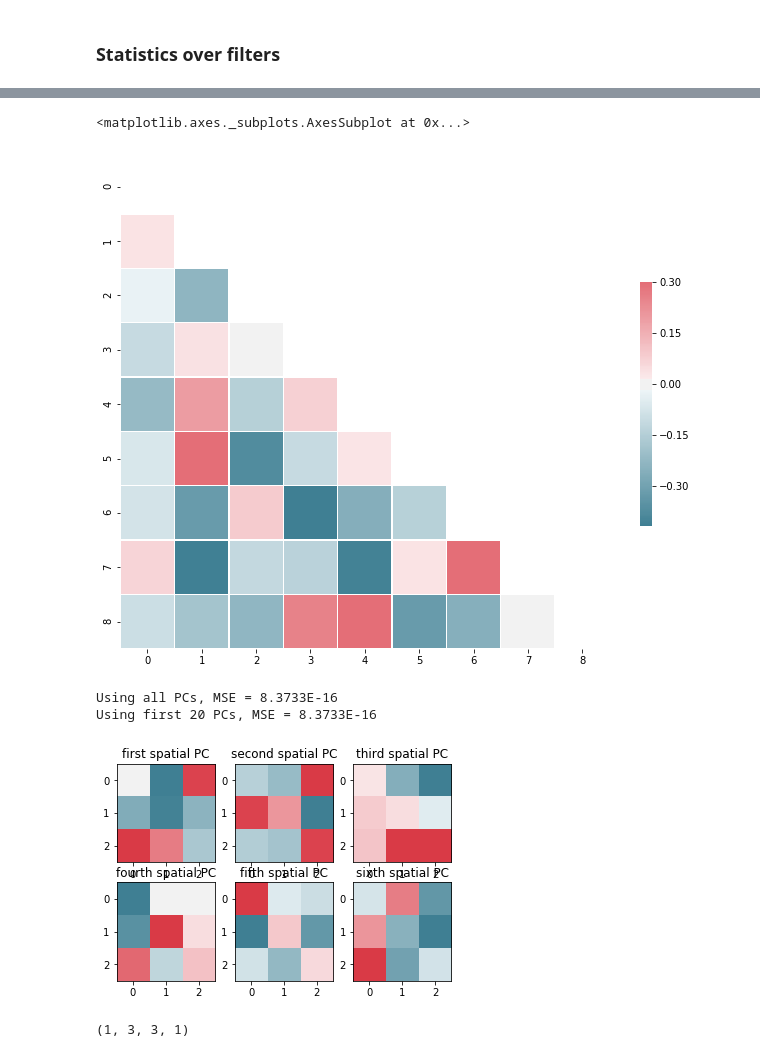
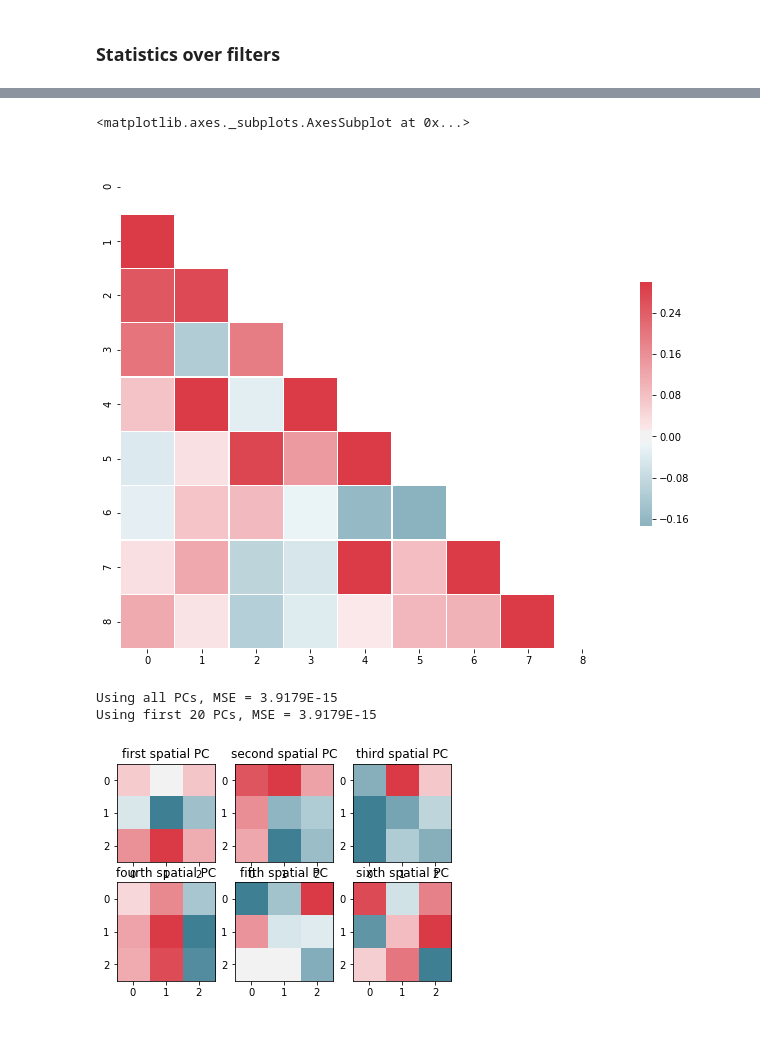
Before and after one commit to mrernst/CAR_flow, a Jupyter notebook: network_engine/utilities/investigator.ipynb, the cells around one changed output, grey strips where cells are left out. Cells and saved outputs as stored; diff of their text form; code cells hidden in the pictures.

```diff
--- a/network_engine/utilities/investigator.ipynb
+++ b/network_engine/utilities/investigator.ipynb
@@ -267,9 +269,9 @@ def get_list_of_images(list_of_weights, stereo):
 def get_model_paths():
     pass
 # %%
-#modelpath = '/Users/markus/Research/Code/saturn/experiments/001_noname_experiment/data/config0/B0_2l_fm1_d1.0_l20.0_bn1_bs100_lr0.003/mnist_2occ_Xp/28x28x1_grayscale_onehot/checkpoints/'
-modelpath = '/Users/markus/Research/Code/saturn/experiments/001_noname_experiment/data/config0/BLT3_2l_fm1_d1.0_l20.0_bn1_bs100_lr0.003/mnist_0occ_Xp/28x28x1_grayscale_onehot/checkpoints'
-
+# modelpath = '/Users/markus/Research/Code/saturn/experiments/001_noname_experiment/data/config0/B0_2l_fm1_d1.0_l20.0_bn1_bs100_lr0.003/mnist_2occ_Xp/28x28x1_grayscale_onehot/checkpoints/'
+# modelpath = '/Users/markus/Research/Code/saturn/experiments/001_noname_experiment/data/config0/BLT3_2l_fm1_d1.0_l20.0_bn1_bs100_lr0.003/mnist_0occ_Xp/28x28x1_grayscale_onehot/checkpoints'
+modelpath = '/home/aecgroup/aecdata/Results_python/markus/experiments/029_replicate_ycb_96/data/config5/i1/BLT3_2l_fm1_d1.0_l20.0_bn1_bs100_lr0.003/osycb_2occ_20p/32x32x3_color_onehot/checkpoints'
 list_of_variables = cu.list_variables(modelpath)
 #print(list_of_variables)
 #get_list_of_images(list_of_variables, False)
@@ -450,11 +454,12 @@ def generate_intercorrelation(weights):
 generate_intercorrelation(kernel_dict['conv0'])
 # %% [output]
 <matplotlib.axes._subplots.AxesSubplot at 0x...>
-[figure, old version]
+[figure, new version]
 # %%
 import numpy as np
 import matplotlib.pyplot as plt
 from scipy.misc import ascent
+cmap = sns.diverging_palette(220, 10, as_cmap=True)
 
 # the underlying signal is a sinusoidally modulated image
 img = ascent()
@@ -464,7 +469,7 @@ real = time[:,np.newaxis,np.newaxis] * img[np.newaxis,...]
 
 # we add some noise
 noisy = real + np.random.randn(*real.shape)*255
-noisy = np.moveaxis(np.reshape(kernel_dict['conv0'], [3,3,-1]), -1,0)
+noisy = np.moveaxis(np.reshape(kernel_dict['conv1'], [3,3,-1]), -1,0)
 
 # (observations, features) matrix
 M = noisy.reshape(noisy.shape[0],-1)
@@ -496,39 +501,36 @@ V = Vt.T
 # proportion of total variance they explain)
 
 # if we use all of the PCs we can reconstruct the noisy signal perfectly
 S = np.diag(s)
 Mhat = np.dot(U, np.dot(S, V.T))
 print("Using all PCs, MSE = %.6G" %(np.mean((M - Mhat)**2)))
 
 # if we use only the first 20 PCs the reconstruction is less accurate
 Mhat2 = np.dot(U[:, :20], np.dot(S[:20, :20], V[:,:20].T))
 print("Using first 20 PCs, MSE = %.6G" %(np.mean((M - Mhat2)**2)))
 
 fig, [[ax1, ax2, ax3], [ax4, ax5, ax6]] = plt.subplots(2, 3)
 #ax1.imshow(img)
 #ax1.set_title('true image')
 #ax2.imshow(noisy.mean(0))
 #ax2.set_title('mean of noisy images')
 ax1.imshow((s[0]**(1./2) * V[:,0]).reshape([3,3]), cmap=cmap)
 ax1.set_title('first spatial PC')
 ax2.imshow((s[1]**(1./2) * V[:,1]).reshape([3,3]), cmap=cmap)
 ax2.set_title('second spatial PC')
 ax3.imshow((s[2]**(1./2) * V[:,2]).reshape([3,3]), cmap=cmap)
 ax3.set_title('third spatial PC')
 ax4.imshow((s[3]**(1./2) * V[:,3]).reshape([3,3]), cmap=cmap)
 ax4.set_title('fourth spatial PC')
 ax5.imshow((s[4]**(1./2) * V[:,4]).reshape([3,3]), cmap=cmap)
 ax5.set_title('fifth spatial PC')
 ax6.imshow((s[5]**(1./2) * V[:,5]).reshape([3,3]), cmap=cmap)
 ax6.set_title('sixth spatial PC')
 plt.show()
 # %% [output]
-Using all PCs, MSE = 8.3733E-16
-Using first 20 PCs, MSE = 8.3733E-16
+Using all PCs, MSE = 3.9179E-15
+Using first 20 PCs, MSE = 3.9179E-15
-[figure, old version]
+[figure, new version]
 # %%
 # convolve testimage with pc-kernels
 # np convolve
-np.reshape((s[0]**(1./2) * V[:,0]).reshape([3,3]), [1,3,3,1]).shape
-# %% [output]
-(1, 3, 3, 1)
```
Also changed, not shown: parts of 11 cells of this notebook.
